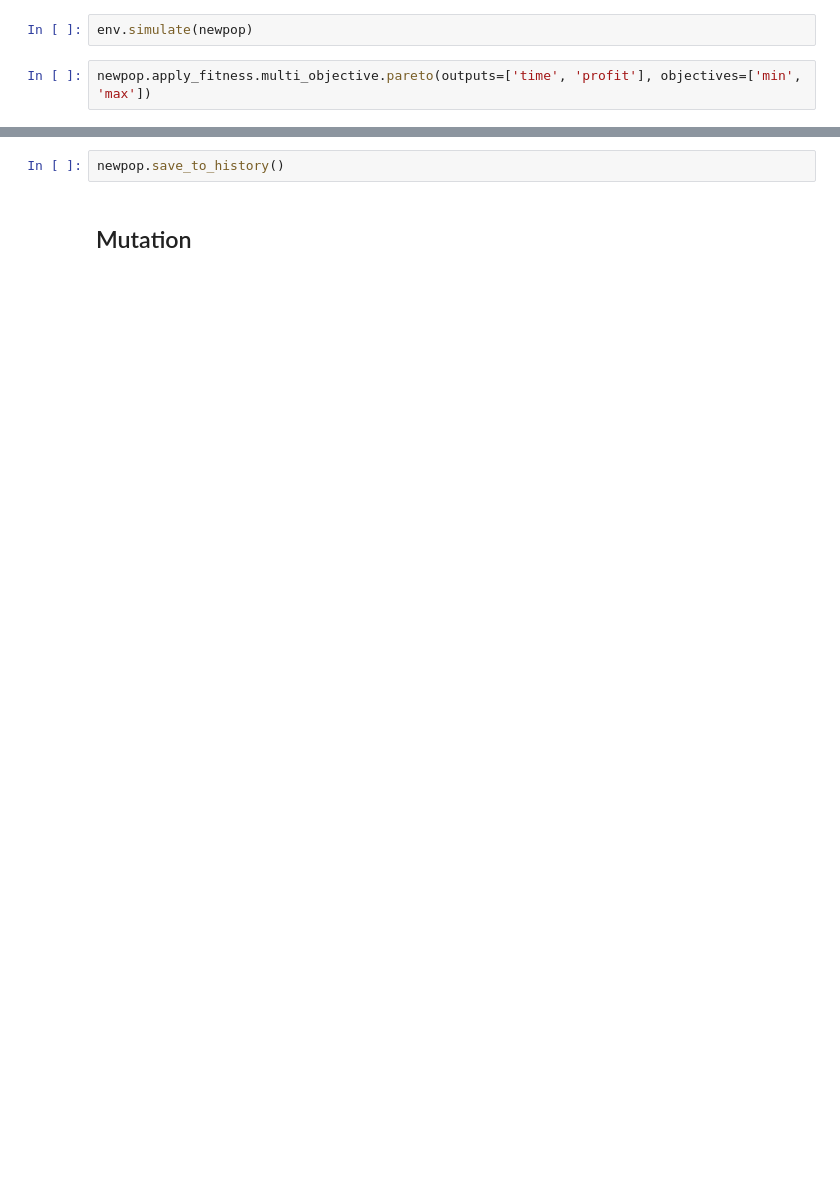
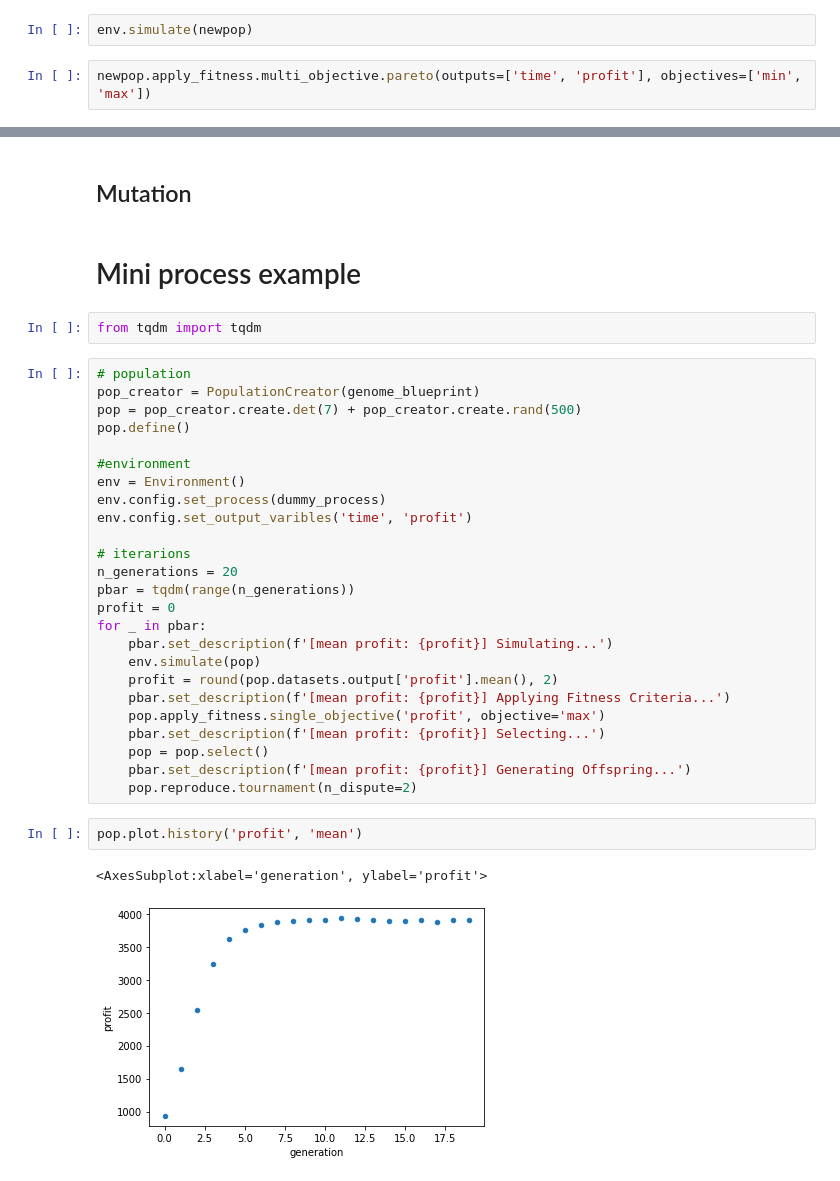
Before and after one commit to vczoni/lamarck, a Jupyter notebook: docs/notebooks/walkthrough.ipynb, the cells around one changed output, grey strips where cells are left out. Drawn from its saved outputs; the diff is of its cells as text; blank space fills up the shorter version.

```diff
--- a/docs/notebooks/walkthrough.ipynb
+++ b/docs/notebooks/walkthrough.ipynb
@@ -326,4 +318,36 @@ ax = newpop.plot.fronts('time', 'profit', 1, show_worst=True)
-# %%
-newpop.save_to_history()
 # %% [markdown]
 ## Mutation
+# %% [markdown]
+# Mini process example
+# %%
+from tqdm import tqdm
+# %%
+# population
+pop_creator = PopulationCreator(genome_blueprint)
+pop = pop_creator.create.det(7) + pop_creator.create.rand(500)
+pop.define()
+
+#environment
+env = Environment()
+env.config.set_process(dummy_process)
+env.config.set_output_varibles('time', 'profit')
+
+# iterarions
+n_generations = 20
+pbar = tqdm(range(n_generations))
+profit = 0
+for _ in pbar:
+    pbar.set_description(f'[mean profit: {profit}] Simulating...')
+    env.simulate(pop)
+    profit = round(pop.datasets.output['profit'].mean(), 2)
+    pbar.set_description(f'[mean profit: {profit}] Applying Fitness Criteria...')
+    pop.apply_fitness.single_objective('profit', objective='max')
+    pbar.set_description(f'[mean profit: {profit}] Selecting...')
+    pop = pop.select()
+    pbar.set_description(f'[mean profit: {profit}] Generating Offspring...')
+    pop.reproduce.tournament(n_dispute=2)
+# %%
+pop.plot.history('profit', 'mean')
+# %% [output]
+<AxesSubplot:xlabel='generation', ylabel='profit'>
+[figure, added]
```
Also changed, not shown: parts of 26 cells of this notebook, 5 other files.
